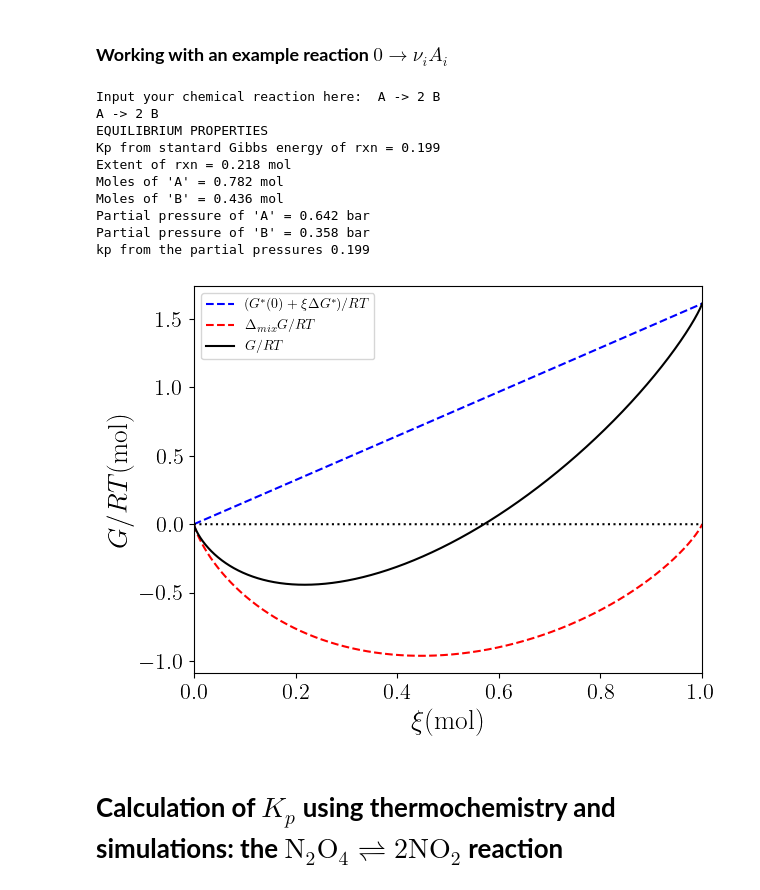
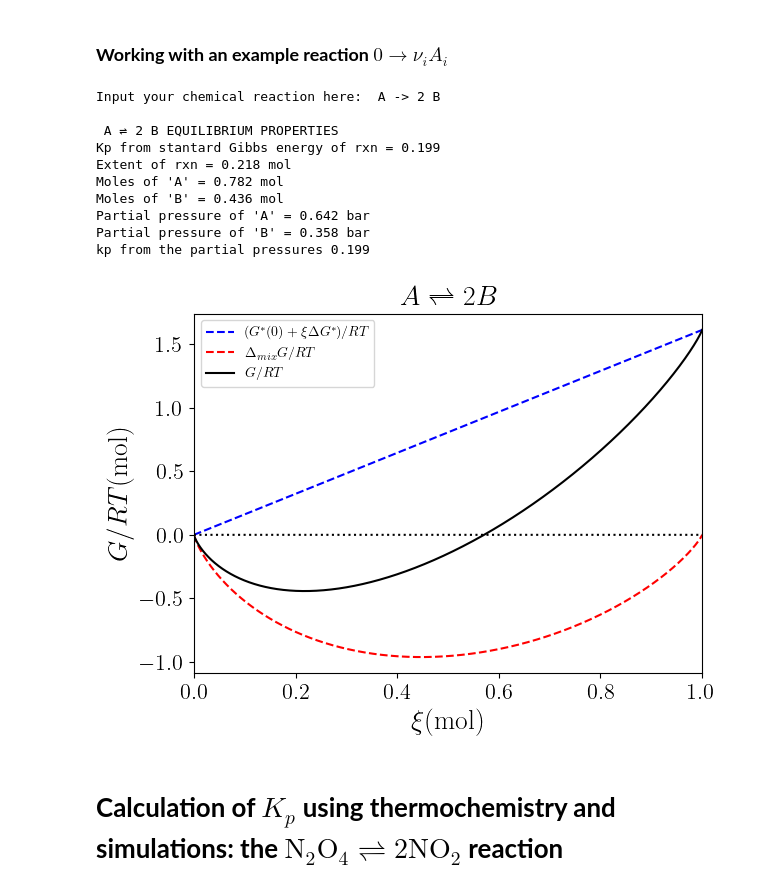
Before and after one commit to emartineznunez/Kp, a Jupyter notebook: scripts/Kp.ipynb, the cells around one changed output. Drawn from its saved outputs; the diff is of its cells as text; code cells hidden in the pictures.

```diff
--- a/scripts/Kp.ipynb
+++ b/scripts/Kp.ipynb
@@ -104,23 +104,9 @@ which is the same result as that obtained above.
 ! pip install pubchempy chempy
 ! pip install --upgrade x3dase
 # %%
-#@title You have to input your chemical rxn like this (note the blank spaces): A + B -> 2 C + 3 D
+#@title To input your chemical rxn, use blank spaces to separate, stochiometric coeffs, species and arrow like in this example: A + B -> 2 C + 3 D
 from chempy.chemistry import Species, Equilibrium, Reaction
-#from chempy.util.parsing import formula_to_unicode
-
-r = Reaction.from_string(input("Input your chemical reaction here:  "))
-
-#Obtain the stoichiometric coefficients and the species from the rxn
-nui_from_r = []; species = []
-for s in r.reac:
-  species.append(s)
-  nui_from_r.append(-r.reac[s])
-for s in r.prod:
-  species.append(s)
-  nui_from_r.append(r.prod[s])
-
-print(r)
-
+from chempy import Substance
 import numpy as np
 import matplotlib.pyplot as plt
 # Defining some constants
@@ -136,12 +122,26 @@ H2kcal = 627.509             # Hartree to kcal/mol
 H2kJ   = 2625.5              # Hartree to kJ/mol
 Rbar   = 0.0831446618        # R in bar L / (mol K)
 
+r = Reaction.from_string(input("Input your chemical reaction here:  "))
+eq = Equilibrium(r.reac, r.prod)
 
-# This is for A(0)-->2*A(1) but this cell should be modified to allow the user define the reaction conditions
+#Obtain the stoichiometric coefficients and the species from the rxn
+nui_from_r = []; species = []
+for s in r.reac:
+  species.append(s)
+  nui_from_r.append(-r.reac[s])
+for s in r.prod:
+  species.append(s)
+  nui_from_r.append(r.prod[s])
+
+fake_keys = ['H2O','H2']
+subst = {k: Substance.from_formula(k) for k in fake_keys}
+eq_unicode=eq.unicode(subst)
+eq_latex='$'+eq.latex(subst)+'$'
+
 # pressure of 1 bar and T = 298.15 K
 p = 1
 T = 298.15
-#number of species
 #n_species taken from the length of the nui_from_r
 n_species = len(nui_from_r)
 #nui is an array with the stochiometric coeffs
@@ -159,15 +159,11 @@ k_p = np.exp(-deltaG0/R/T)
 #max(ni0) has to be changed if a limiting reactant exists
 x = np.linspace(1e-10,max(ni0)-1e-10,num=10000)
 
-#ni_of_xi is a list of arrays
-ni = []
+#n is the total number of moles and xi is the molar fraction
+n = sum(ni0) + sum(nui) * x
 xi = []
-n = sum(ni0) + sum(nui) * x
-
 for k,ele in enumerate(ni0):
   xi.append((ni0[k] + x * nui[k]) / n)
-
-nia = np.array(ni)
 xia = np.array(xi)
 
 G_star = 1 / R / T * ( sum(ni0 * muistar) + x * sum(nui * muistar) )
@@ -177,7 +173,7 @@ y = np.zeros(x.size)
 x_eq = x[np.argmin(G)]
 n_eq = sum(ni0) + sum(nui) * x_eq
 
-print('EQUILIBRIUM PROPERTIES')
+print('\n',eq_unicode,'EQUILIBRIUM PROPERTIES')
 print('Kp from stantard Gibbs energy of rxn = %5.3f' % k_p)
 print('Extent of rxn = %5.3f mol' % x_eq )
 for k,ele in enumerate(ni0):
@@ -186,36 +182,37 @@ for k,ele in enumerate(ni0):
 p_eq = []
 k_from_peq = 1
 for k,ele in enumerate(ni0):
   p_eq.append((ele+x_eq * nui[k])/n_eq * p )
   print('Partial pressure of %a = %5.3f bar' % (species[k],p_eq[k]))
   k_from_peq *= p_eq[k] ** nui[k]
 print('kp from the partial pressures %5.3f' % k_from_peq)
 
 plt.rcParams['text.usetex'] = True
+plt.title(eq_latex,fontsize=20)
 plt.plot(x,G_star,'--',color='blue',label=r'$(G^*(0)+\xi\Delta G^*)/RT$')
 plt.plot(x,G_mix,'--',color='red',label=r'$\Delta _{mix}G/RT$')
 plt.plot(x,G,'-',color='black',label=r'$G/RT$')
 plt.plot(x,y,':',color='black')
 plt.ylabel(r'$G/RT (\mathrm{mol})$',fontsize=20)
 plt.xlabel(r'$\xi (\mathrm{mol})$',fontsize=20)
 plt.legend()
 plt.xlim(0,max(x))
 plt.xticks(fontsize=16)
 plt.yticks(fontsize=16)
 plt.tight_layout()
 plt.show()
 # %% [output]
 Input your chemical reaction here:  A -> 2 B
-A -> 2 B
-EQUILIBRIUM PROPERTIES
+
+ A ⇌ 2 B EQUILIBRIUM PROPERTIES
 Kp from stantard Gibbs energy of rxn = 0.199
 Extent of rxn = 0.218 mol
 Moles of 'A' = 0.782 mol
 Moles of 'B' = 0.436 mol
 Partial pressure of 'A' = 0.642 bar
 Partial pressure of 'B' = 0.358 bar
 kp from the partial pressures 0.199
-[figure, old version]
+[figure, new version]
 # %% [markdown]
 # **Calculation of $K_p$ using thermochemistry and simulations: the $\mathrm{N}_{2}\mathrm{O}_{4} \rightleftharpoons 2 \mathrm{NO}_{2}$ reaction**
 # %%
```
Also changed, not shown: parts of 1 cell of this notebook.
